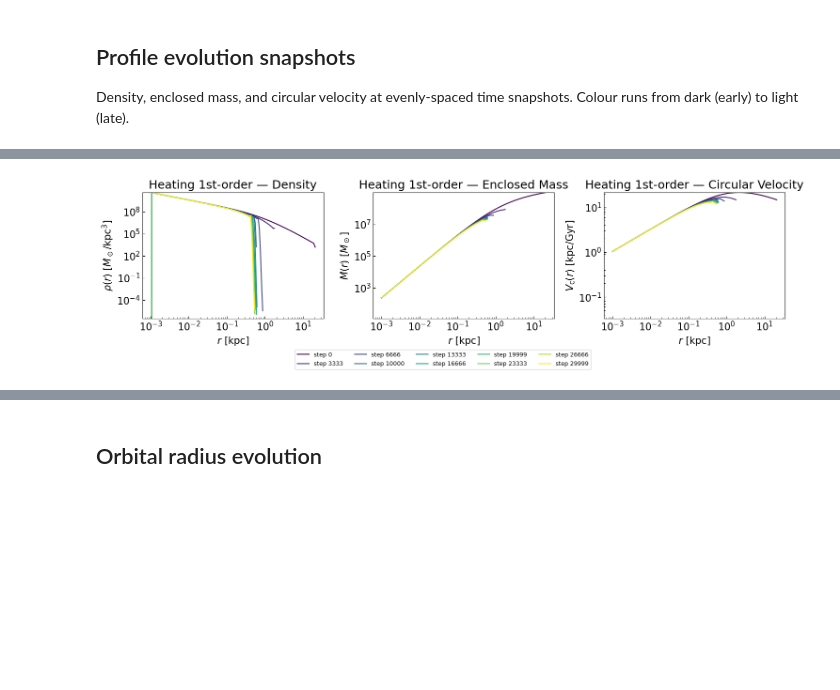
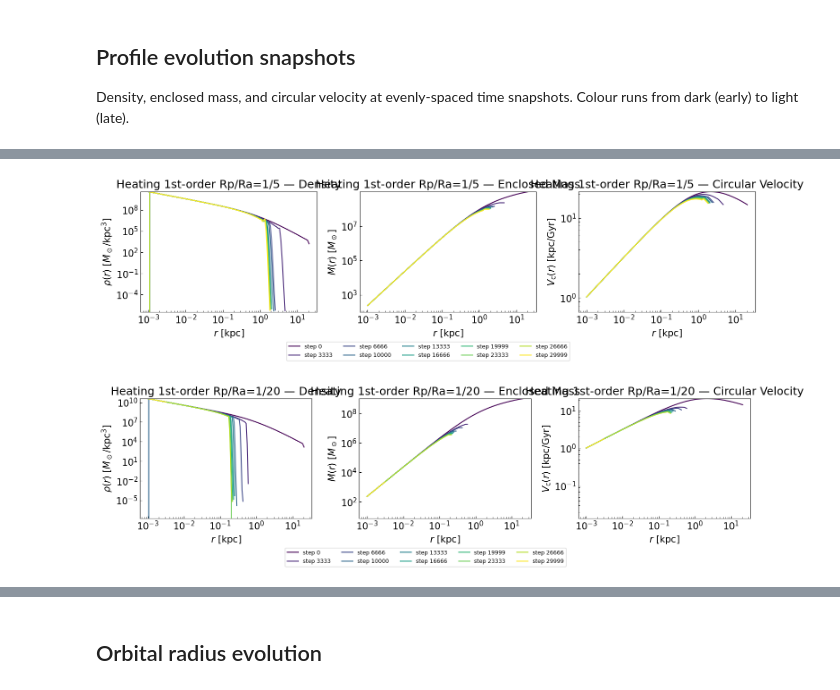
Before and after one commit to fabiokung/SatGen, a Jupyter notebook: stripping_nfw.ipynb, the cells around one changed output, grey strips where cells are left out. Cells and saved outputs as stored; diff of their text form; code cells hidden in the pictures; blank space fills up the shorter version.

```diff
--- a/stripping_nfw.ipynb
+++ b/stripping_nfw.ipynb
@@ -277,12 +283,19 @@ plt.show()
 Density, enclosed mass, and circular velocity at evenly-spaced time snapshots.
 Colour runs from dark (early) to light (late).
 # %%
-shared_ylims = sc.profile_ylims(result_B, result_heat, result_heat2)
-fig, axes = plt.subplots(1, 3, figsize=(15, 4))
-sc.plot_profile_snapshots(result_B, axes=axes, title_prefix='Green/DASH — ', ylims=shared_ylims)
-handles, labels = axes[0].get_legend_handles_labels()
-fig.legend(handles, labels, fontsize=9, loc='lower center',
-           bbox_to_anchor=(0.5, -0.08), ncol=5)
-plt.tight_layout()
-plt.show()
+#---profile snapshots, one row of panels per orbit. shared_ylims keeps the
+#   Green/DASH, 1st- and 2nd-order panels on the same axes within an orbit.
+shared_ylims = {name: sc.profile_ylims(result_B[name], result_heat[name],
+                                       result_heat2[name])
+                for name in xv0}
+for name in xv0:
+    fig, axes = plt.subplots(1, 3, figsize=(15, 4))
+    sc.plot_profile_snapshots(result_B[name], axes=axes,
+                              title_prefix=f'Green/DASH {name} — ',
+                              ylims=shared_ylims[name])
+    handles, labels = axes[0].get_legend_handles_labels()
+    fig.legend(handles, labels, fontsize=9, loc='lower center',
+               bbox_to_anchor=(0.5, -0.08), ncol=5)
+    plt.tight_layout()
+    plt.show()
 # %% [output]
@@ -290,11 +304,15 @@ plt.show()
 # %%
-fig, axes = plt.subplots(1, 3, figsize=(15, 4))
-sc.plot_profile_snapshots(result_heat, axes=axes, title_prefix='Heating 1st-order — ', ylims=shared_ylims)
-handles, labels = axes[0].get_legend_handles_labels()
-fig.legend(handles, labels, fontsize=9, loc='lower center',
-           bbox_to_anchor=(0.5, -0.08), ncol=5)
-plt.tight_layout()
-plt.show()
+for name in xv0:
+    fig, axes = plt.subplots(1, 3, figsize=(15, 4))
+    sc.plot_profile_snapshots(result_heat[name], axes=axes,
+                              title_prefix=f'Heating 1st-order {name} — ',
+                              ylims=shared_ylims[name])
+    handles, labels = axes[0].get_legend_handles_labels()
+    fig.legend(handles, labels, fontsize=9, loc='lower center',
+               bbox_to_anchor=(0.5, -0.08), ncol=5)
+    plt.tight_layout()
+    plt.show()
 # %% [output]
-[figure, old version]
+[figure, new version]
+[figure, added]
 # %%
```
Also changed, not shown: parts of 16 cells of this notebook, 15 other files.
